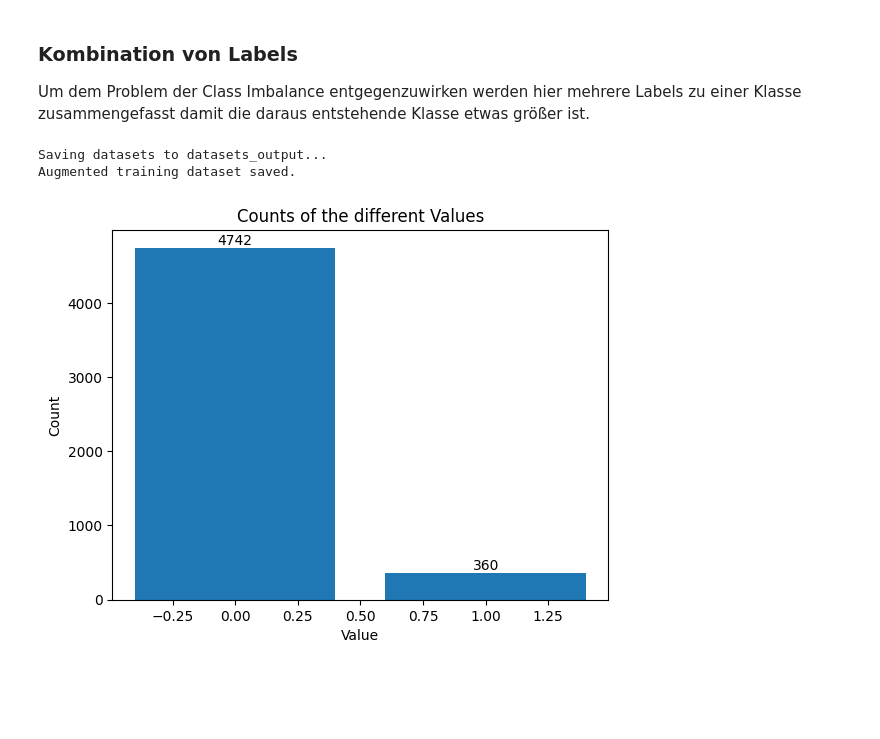
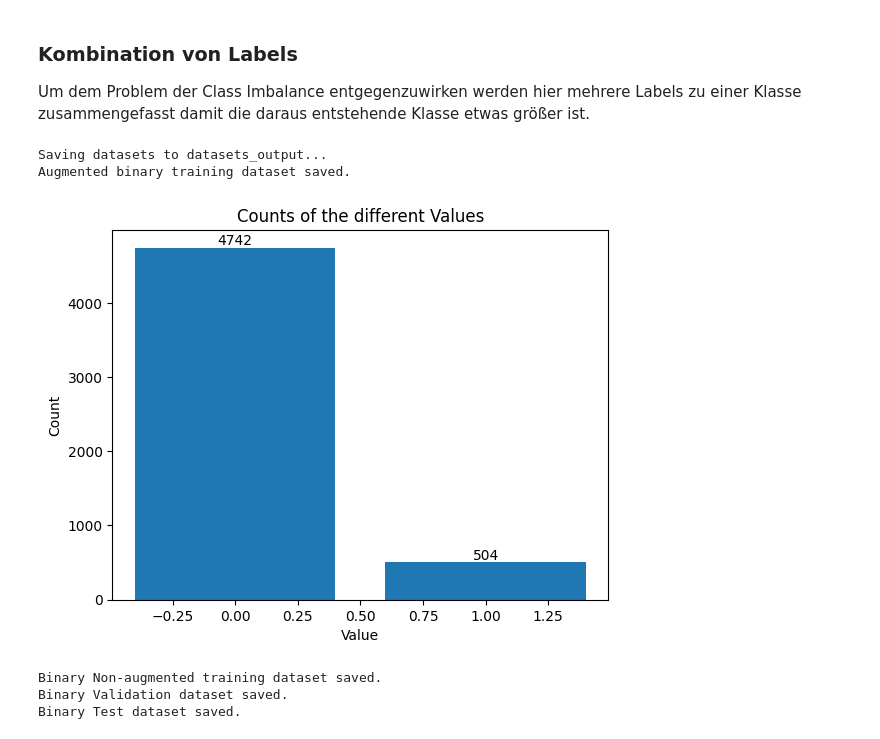
Before and after one commit to corneliusbrandt/ML_highlightvideoerstellung_bachelor, a Jupyter notebook: src/dataset_builder.ipynb, the cells around one changed output. Saved outputs shown, nothing was run; the diff lists cells and outputs as text; code cells hidden in the pictures; blank space fills up the shorter version.

Commit message:
added Scaling augmentation, some model tests, added metrics for evaluating model

```diff
--- a/src/dataset_builder.ipynb
+++ b/src/dataset_builder.ipynb
@@ -414,7 +414,7 @@ def load_and_merge_data(run_file,
     merged.set_index(time_col, inplace=True)
     merged.head()
 
-    merged_cleaned = clean_timeseries(merged, filter_window_length=5, polyorder=2, do_clip=True, clip_quantile=0.999, debug=True)
+    merged_cleaned = clean_timeseries(merged, filter_window_length=5, polyorder=2, do_smooth=False, do_clip=True, clip_quantile=0.999, debug=True)
 
     #plot_time_series(merged, merged_cleaned, 3754, 60)
     return merged_cleaned
@@ -646,7 +646,7 @@ Datasets saved.
 Hier wird der eben erstelle Datensatz augmentiert. Der Grund dafür ist dass sehr viele Fenster der Klasse 5 vorhanden sind während die anderen Klassen stark unterrepräsentiert sind. Die Augmentation Logik ist in dataset_augmentor.py implementiert. Es sind vorherst nur ein paar Augmentation Techinken implementiert, diese können aber später noch erweitert werden um die anzahl der Daten zu Erhöhen.
 # %%
 # augment training data as it is defined in dataset_augmentor.py
-X_scaled_augmented, y_augmented = augment_data(X_train_scaled, y_train)
+X_scaled_augmented, y_augmented = augment_data(X_train_scaled, y_train, nothing_label=CLASS_LABELS["Nothing"])
 print(f"Shape of augmented X: {X_scaled_augmented.shape}, Shape of augmented y: {y_augmented.shape}")
 
 # Combine original and augmented data
@@ -675,18 +675,47 @@ Augmented training dataset saved.
 ### Kombination von Labels
 Um dem Problem der Class Imbalance entgegenzuwirken werden hier mehrere Labels zu einer Klasse zusammengefasst damit die daraus entstehende Klasse etwas größer ist.
 # %%
+# convert augmented data to binary classification dataset
 y_combined = y_train_final.copy()
 
 # set all labels that are not "Nothing" to "Action" for binary classification
 y_combined[y_combined != CLASS_LABELS["Nothing"]] = 1
 y_combined[y_combined == CLASS_LABELS["Nothing"]] = 0
 
 print("\n\nSaving datasets to datasets_output...")
 np.savez(OUTPUT_DIR + "/train_dataset_augmented_binary.npz", X=X_train_final, y=y_combined)
-print("Augmented training dataset saved.")
+print("Augmented binary training dataset saved.")
 
 plot_counts(y_combined)
+
+
+#convert non augmented training data to binary classification dataset
+y_combined_non_augmented = y_train.copy()
+y_combined_non_augmented[y_combined_non_augmented != CLASS_LABELS["Nothing"]] = 1
+y_combined_non_augmented[y_combined_non_augmented == CLASS_LABELS["Nothing"]] = 0
+
+np.savez(OUTPUT_DIR + "/train_dataset_binary.npz", X=X_train_scaled, y=y_combined_non_augmented)
+print("Binary Non-augmented training dataset saved.")
+
+
+#convert val and test data to binary classification dataset
+y_val_binary = y_val.copy()
+y_val_binary[y_val_binary != CLASS_LABELS["Nothing"]] = 1
+y_val_binary[y_val_binary == CLASS_LABELS["Nothing"]] = 0
+
+np.savez(OUTPUT_DIR + "/val_dataset_binary.npz", X=X_val_scaled, y=y_val_binary)
+print("Binary Validation dataset saved.")
+
+y_test_binary = y_test.copy()
+y_test_binary[y_test_binary != CLASS_LABELS["Nothing"]] = 1
+y_test_binary[y_test_binary == CLASS_LABELS["Nothing"]] = 0
+
+np.savez(OUTPUT_DIR + "/test_dataset_binary.npz", X=X_test_scaled, y=y_test_binary)
+print("Binary Test dataset saved.")
 # %% [output]
 Saving datasets to datasets_output...
-Augmented training dataset saved.
+Augmented binary training dataset saved.
-[figure, old version]
+[figure, new version]
+Binary Non-augmented training dataset saved.
+Binary Validation dataset saved.
+Binary Test dataset saved.
```
Also changed, not shown: parts of 4 cells of this notebook, 6 other files.
